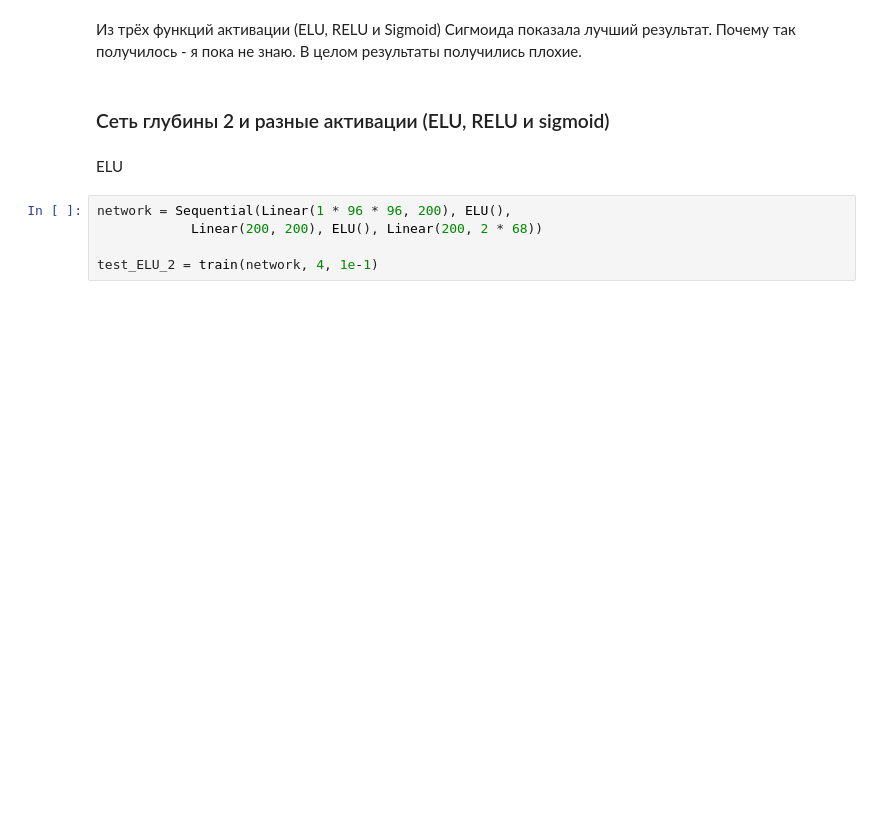
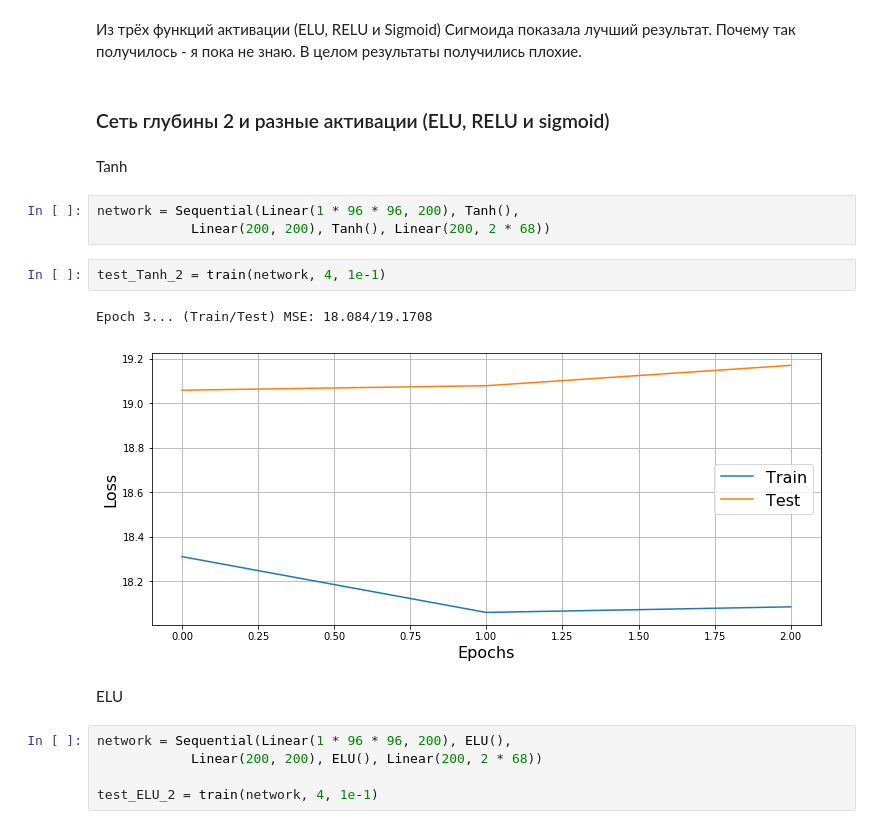
Before and after one commit to Pauliwb/neural-network, a Jupyter notebook: Seminar_3/practice/Practice task 3, PyTorch Introduction [SOLVED].ipynb, the cells around one changed output. Drawn from its saved outputs; the diff is of its cells as text; blank space fills up the shorter version.

```diff
--- a/Seminar_3/practice/Practice task 3, PyTorch Introduction [SOLVED].ipynb
+++ b/Seminar_3/practice/Practice task 3, PyTorch Introduction [SOLVED].ipynb
@@ -271,6 +272,16 @@ show_landmarks_batch(batch, y_pred)
 Из трёх функций активации (ELU, RELU и Sigmoid) Сигмоида показала лучший результат. Почему так получилось - я пока не знаю. В целом результаты получились плохие.
 # %% [markdown]
 ### Cеть глубины 2 и разные активации (ELU, RELU и sigmoid)
+# %% [markdown]
+Tanh
+# %%
+network = Sequential(Linear(1 * 96 * 96, 200), Tanh(),
+            Linear(200, 200), Tanh(), Linear(200, 2 * 68))
+# %%
+test_Tanh_2 = train(network, 4, 1e-1)
+# %% [output]
+Epoch 3... (Train/Test) MSE: 18.084/19.1708
+[figure, added]
 # %% [markdown]
 ELU
 # %%
```
Also changed, not shown: parts of 16 cells of this notebook.
